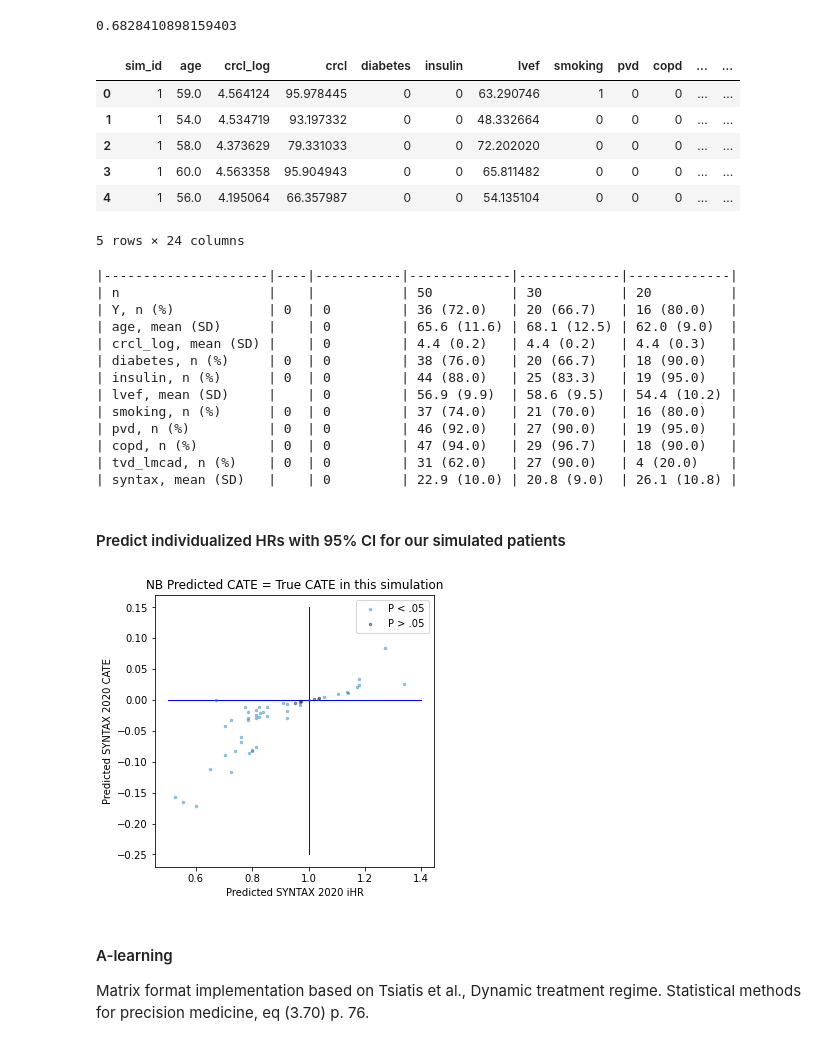
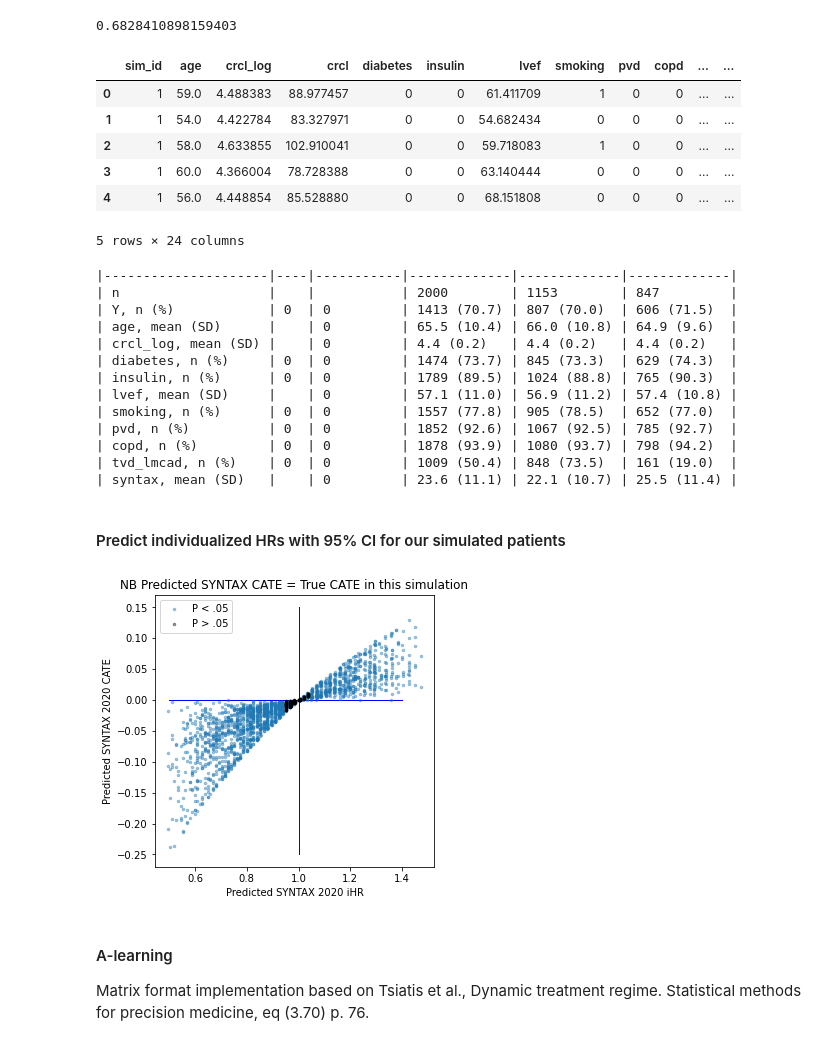
Before and after one commit to fcgrolleau/Emulated-ITR, a Jupyter notebook: simulations.ipynb, the cells around one changed output. Saved outputs shown, nothing was run; the diff lists cells and outputs as text; code cells hidden in the pictures.

```diff
--- a/simulations.ipynb
+++ b/simulations.ipynb
@@ -16,6 +17,8 @@ $$ \hat{p}(X_i)=\mathbb{1} { \{ i_{hr}(X_i) - q_ { 1 - \alpha /2 } se_{i_{hr(X_i
 import numpy as np
 import pandas as pd
 import scipy.stats as st
+import matplotlib as mpl
+mpl.rcParams['figure.dpi'] = 100
 import matplotlib.pyplot as plt
 from tableone import TableOne, load_dataset
 import random
@@ -26,8 +29,9 @@ pd.options.mode.chained_assignment = None  # default='warn'
 # %% [markdown]
 #### Setting data generation parameters
 # %%
-n = 1000  # size of each sample
-sims = 500  # number of repeated samples
+n = 2000  # size of each sample
+sims = 100  # number of repeated samples
+n_boots = 100 # number of bootstrap iterations
 np.random.seed(1015033030)
 # %% [markdown]
 #### Generating data
@@ -165,11 +169,11 @@ df['pred_cate'] = df['true_cate'] # as in this simulation the true CATEs are tho
 df.head()
 # %% [output]
 |  | sim_id | age | crcl_log | crcl | diabetes | insulin | lvef | smoking | pvd | copd | ... | ... |
-| 0 | 1 | 59.0 | 4.564124 | 95.978445 | 0 | 0 | 63.290746 | 1 | 0 | 0 | ... | ... |
-| 1 | 1 | 54.0 | 4.534719 | 93.197332 | 0 | 0 | 48.332664 | 0 | 0 | 0 | ... | ... |
-| 2 | 1 | 58.0 | 4.373629 | 79.331033 | 0 | 0 | 72.202020 | 0 | 0 | 0 | ... | ... |
-| 3 | 1 | 60.0 | 4.563358 | 95.904943 | 0 | 0 | 65.811482 | 0 | 0 | 0 | ... | ... |
-| 4 | 1 | 56.0 | 4.195064 | 66.357987 | 0 | 0 | 54.135104 | 0 | 0 | 0 | ... | ... |
+| 0 | 1 | 59.0 | 4.488383 | 88.977457 | 0 | 0 | 61.411709 | 1 | 0 | 0 | ... | ... |
+| 1 | 1 | 54.0 | 4.422784 | 83.327971 | 0 | 0 | 54.682434 | 0 | 0 | 0 | ... | ... |
+| 2 | 1 | 58.0 | 4.633855 | 102.910041 | 0 | 0 | 59.718083 | 1 | 0 | 0 | ... | ... |
+| 3 | 1 | 60.0 | 4.366004 | 78.728388 | 0 | 0 | 63.140444 | 0 | 0 | 0 | ... | ... |
+| 4 | 1 | 56.0 | 4.448854 | 85.528880 | 0 | 0 | 68.151808 | 0 | 0 | 0 | ... | ... |
 5 rows × 24 columns
 # %%
 categorical = ['Y','diabetes','insulin','smoking','pvd','copd','tvd_lmcad']
@@ -178,18 +182,18 @@ mytable = TableOne(df.iloc[0:n,:], columns = columns, categorical = categorical,
 print(mytable.tabulate(tablefmt="github"))
 # %% [output]
 |---------------------|----|-----------|-------------|-------------|-------------|
-| n                   |    |           | 50          | 30          | 20          |
-| Y, n (%)            | 0  | 0         | 36 (72.0)   | 20 (66.7)   | 16 (80.0)   |
-| age, mean (SD)      |    | 0         | 65.6 (11.6) | 68.1 (12.5) | 62.0 (9.0)  |
-| crcl_log, mean (SD) |    | 0         | 4.4 (0.2)   | 4.4 (0.2)   | 4.4 (0.3)   |
-| diabetes, n (%)     | 0  | 0         | 38 (76.0)   | 20 (66.7)   | 18 (90.0)   |
-| insulin, n (%)      | 0  | 0         | 44 (88.0)   | 25 (83.3)   | 19 (95.0)   |
-| lvef, mean (SD)     |    | 0         | 56.9 (9.9)  | 58.6 (9.5)  | 54.4 (10.2) |
-| smoking, n (%)      | 0  | 0         | 37 (74.0)   | 21 (70.0)   | 16 (80.0)   |
-| pvd, n (%)          | 0  | 0         | 46 (92.0)   | 27 (90.0)   | 19 (95.0)   |
-| copd, n (%)         | 0  | 0         | 47 (94.0)   | 29 (96.7)   | 18 (90.0)   |
-| tvd_lmcad, n (%)    | 0  | 0         | 31 (62.0)   | 27 (90.0)   | 4 (20.0)    |
-| syntax, mean (SD)   |    | 0         | 22.9 (10.0) | 20.8 (9.0)  | 26.1 (10.8) |
+| n                   |    |           | 2000        | 1153        | 847         |
+| Y, n (%)            | 0  | 0         | 1413 (70.7) | 807 (70.0)  | 606 (71.5)  |
+| age, mean (SD)      |    | 0         | 65.5 (10.4) | 66.0 (10.8) | 64.9 (9.6)  |
+| crcl_log, mean (SD) |    | 0         | 4.4 (0.2)   | 4.4 (0.2)   | 4.4 (0.2)   |
+| diabetes, n (%)     | 0  | 0         | 1474 (73.7) | 845 (73.3)  | 629 (74.3)  |
+| insulin, n (%)      | 0  | 0         | 1789 (89.5) | 1024 (88.8) | 765 (90.3)  |
+| lvef, mean (SD)     |    | 0         | 57.1 (11.0) | 56.9 (11.2) | 57.4 (10.8) |
+| smoking, n (%)      | 0  | 0         | 1557 (77.8) | 905 (78.5)  | 652 (77.0)  |
+| pvd, n (%)          | 0  | 0         | 1852 (92.6) | 1067 (92.5) | 785 (92.7)  |
+| copd, n (%)         | 0  | 0         | 1878 (93.9) | 1080 (93.7) | 798 (94.2)  |
+| tvd_lmcad, n (%)    | 0  | 0         | 1009 (50.4) | 848 (73.5)  | 161 (19.0)  |
+| syntax, mean (SD)   |    | 0         | 23.6 (11.1) | 22.1 (10.7) | 25.5 (11.4) |
 # %% [markdown]
 #### Predict individualized HRs with 95% CI for our simulated patients
 # %%
@@ -228,18 +232,18 @@ def syntax_iHR_ci(df, alpha=.05):
 # %%
 df_1 = df[df.sim_id==1]
 df_1 = syntax_iHR_ci(df_1)
 
 plt.figure(figsize=(5,5))
 plt.plot([.5,1.4], [0,0], "b-", linewidth=1);
 plt.plot([1,1], [-.25,.15], "b-", linewidth=1);
 plt.plot(df_1['iHR'][df_1['significance']], df_1['true_cate'][df_1['significance']], 'o', markersize=2.5, alpha=.4, label="P < .05");
 plt.plot(df_1['iHR'][~df_1['significance']], df_1['true_cate'][~df_1['significance']],'ko', markersize=2.5, alpha=.4, label="P > .05");
-plt.title("NB Predicted CATE = True CATE in this simulation")
+plt.title("NB Predicted SYNTAX CATE = True CATE in this simulation")
 plt.xlabel("Predicted SYNTAX 2020 iHR")
 plt.ylabel("Predicted SYNTAX 2020 CATE");
 plt.legend();
 # %% [output]
-[figure, old version]
+[figure, new version]
 # %% [markdown]
 #### A-learning
 
```
Also changed, not shown: parts of 33 cells of this notebook.
